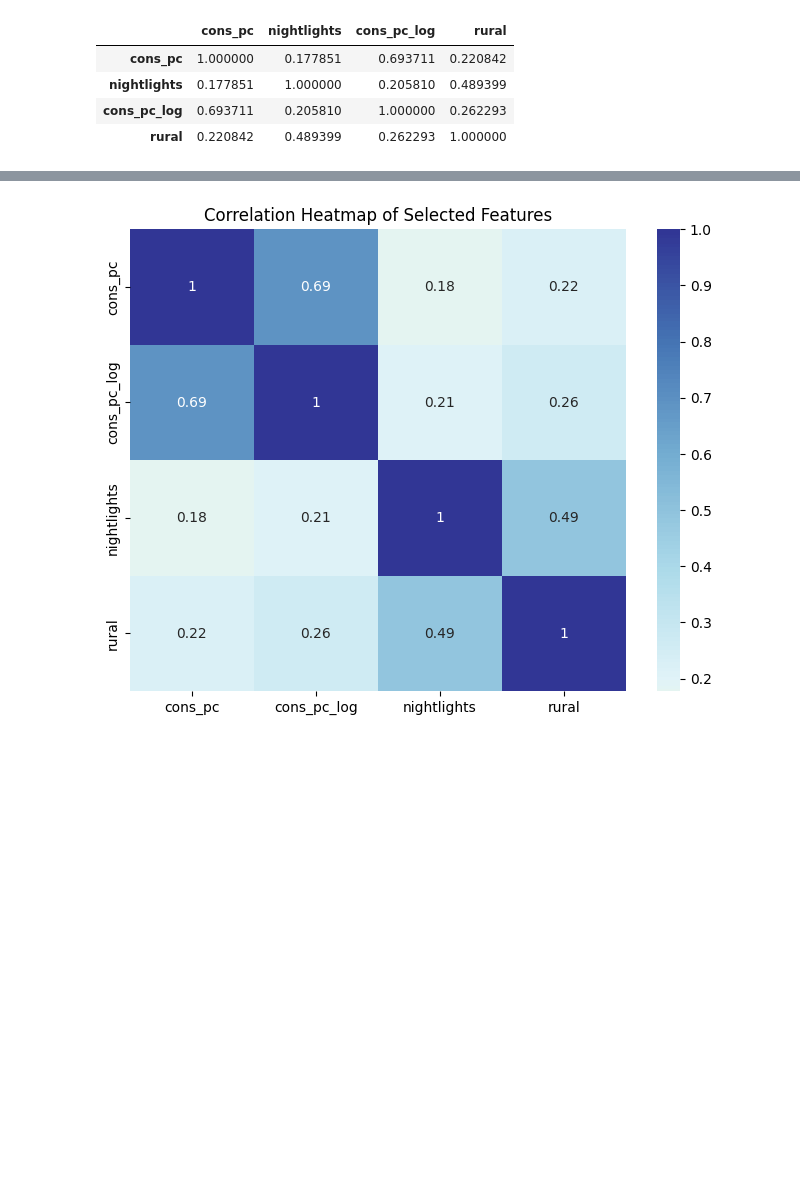
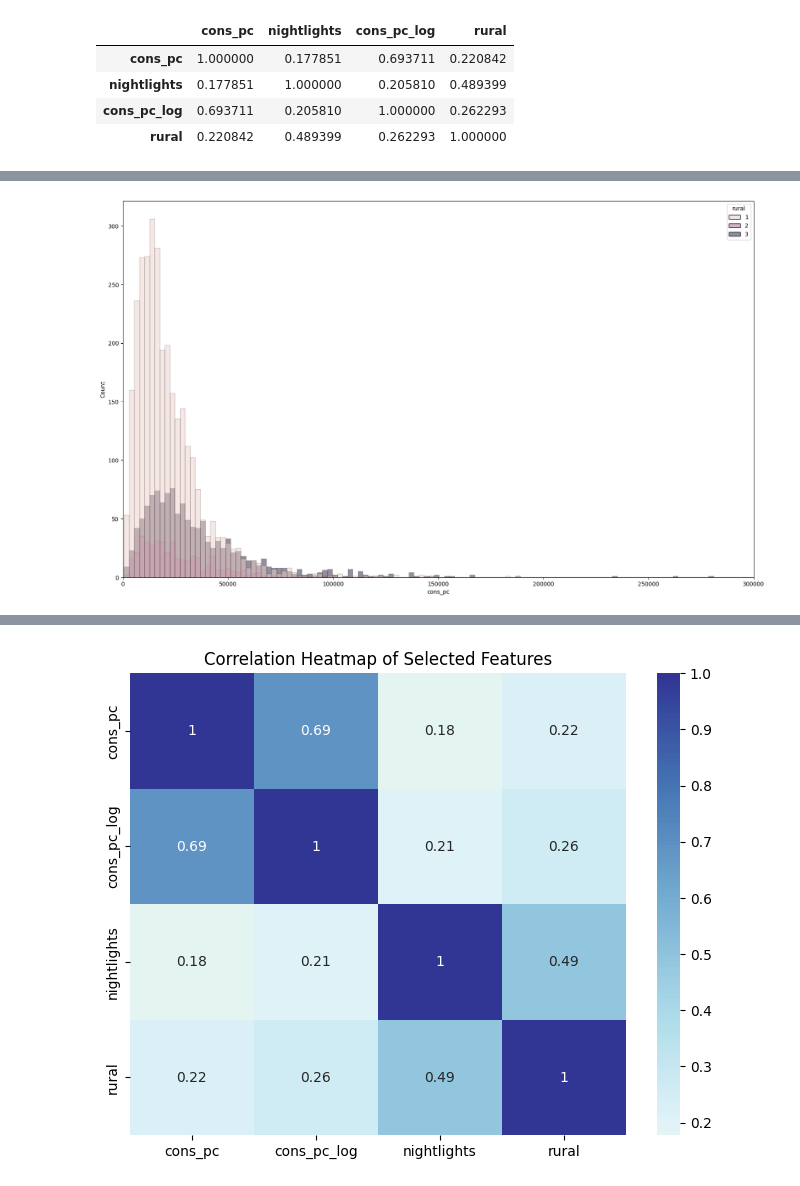
Before and after one commit to ladis-jil/Predicting-Economic-Activity-Satelite-Imagery, a Jupyter notebook: notebooks/JO_ML_model.ipynb, the cells around one changed output, grey strips where cells are left out. Saved outputs shown, nothing was run; the diff lists cells and outputs as text; code cells hidden in the pictures; blank space fills up the shorter version.

```diff
--- a/notebooks/JO_ML_model.ipynb
+++ b/notebooks/JO_ML_model.ipynb
@@ -262,6 +262,7 @@ See the caveats in the documentation: https://pandas.pydata.org/pandas-docs/stab
 4717 rows × 6 columns
 # %%
 # View correlation of consumption, nightlight luminousity, log consumption and rural classification
+m2_df = m_df[['cons_pc','nightlights','cons_pc_log','rural']]
 m_df[['cons_pc','nightlights','cons_pc_log','rural']].corr()
 # %% [output]
 |  | cons_pc | nightlights | cons_pc_log | rural |
@@ -271,0 +279,6 @@ m_df[['cons_pc','nightlights','cons_pc_log','rural']].corr()
+# %%
+plt.figure(figsize=(20,12))
+sns.histplot(x=m2_df['cons_pc'],hue=m2_df['rural'])
+plt.xlim(0,300000);
+# %% [output]
+[figure, added]
```
Also changed, not shown: parts of 4 cells of this notebook, 3 other files.
